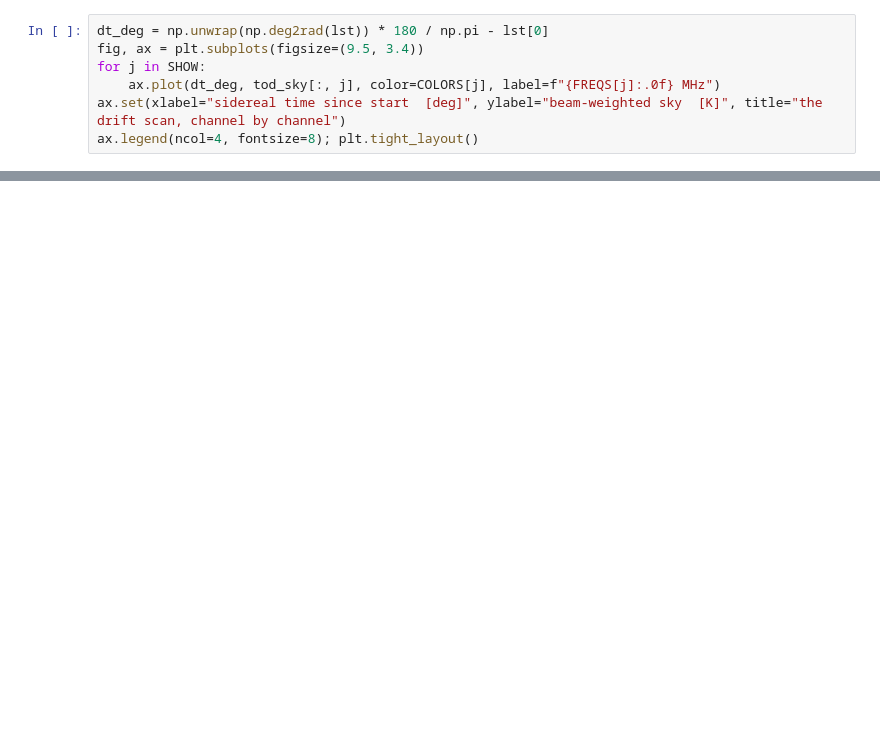
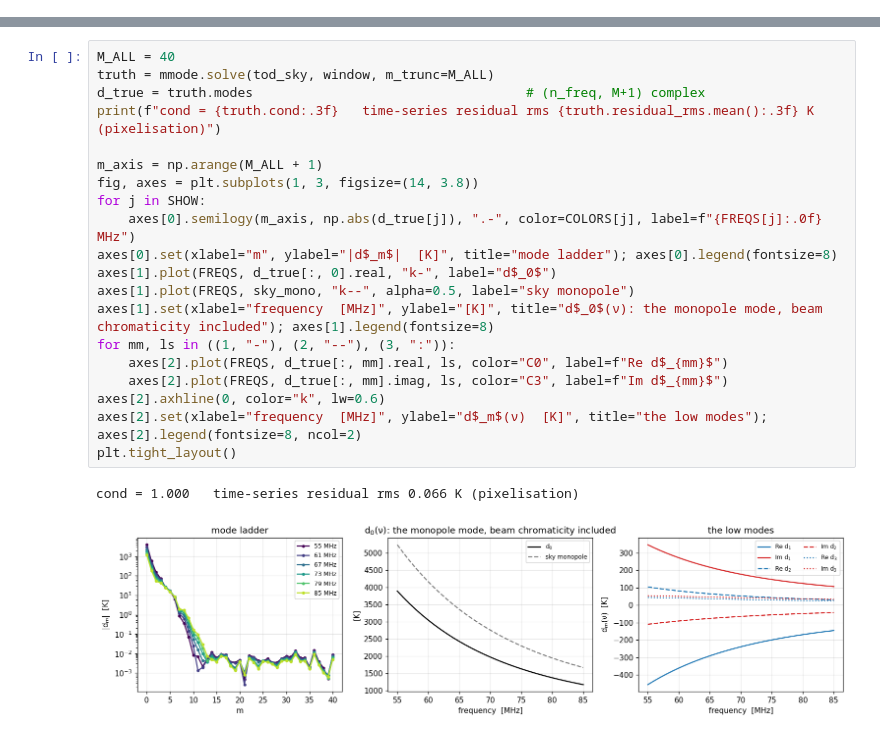
Before and after one commit to zzhang0123/limTOD, a Jupyter notebook: examples/mmode_drift_scan.ipynb, the cells around one changed output, grey strips where cells are left out. Cells and saved outputs as stored; diff of their text form; blank space fills up the shorter version.

```diff
--- a/examples/mmode_drift_scan.ipynb
+++ b/examples/mmode_drift_scan.ipynb
@@ -69,7 +0,0 @@ closed: True   samples: 359   cadence: 1.0028 deg   coverage: 1.000   Nyquist m:
-# %%
-dt_deg = np.unwrap(np.deg2rad(lst)) * 180 / np.pi - lst[0]
-fig, ax = plt.subplots(figsize=(9.5, 3.4))
-for j in SHOW:
-    ax.plot(dt_deg, tod_sky[:, j], color=COLORS[j], label=f"{FREQS[j]:.0f} MHz")
-ax.set(xlabel="sidereal time since start  [deg]", ylabel="beam-weighted sky  [K]", title="the drift scan, channel by channel")
-ax.legend(ncol=4, fontsize=8); plt.tight_layout()
@@ -349,0 +117,23 @@ except ImportError as exc:
+# %%
+M_ALL = 40
+truth = mmode.solve(tod_sky, window, m_trunc=M_ALL)
+d_true = truth.modes                                   # (n_freq, M+1) complex
+print(f"cond = {truth.cond:.3f}   time-series residual rms {truth.residual_rms.mean():.3f} K (pixelisation)")
+
+m_axis = np.arange(M_ALL + 1)
+fig, axes = plt.subplots(1, 3, figsize=(14, 3.8))
+for j in SHOW:
+    axes[0].semilogy(m_axis, np.abs(d_true[j]), ".-", color=COLORS[j], label=f"{FREQS[j]:.0f} MHz")
+axes[0].set(xlabel="m", ylabel="|d$_m$|  [K]", title="mode ladder"); axes[0].legend(fontsize=8)
+axes[1].plot(FREQS, d_true[:, 0].real, "k-", label="d$_0$")
+axes[1].plot(FREQS, sky_mono, "k--", alpha=0.5, label="sky monopole")
+axes[1].set(xlabel="frequency  [MHz]", ylabel="[K]", title="d$_0$(ν): the monopole mode, beam chromaticity included"); axes[1].legend(fontsize=8)
+for mm, ls in ((1, "-"), (2, "--"), (3, ":")):
+    axes[2].plot(FREQS, d_true[:, mm].real, ls, color="C0", label=f"Re d$_{mm}$")
+    axes[2].plot(FREQS, d_true[:, mm].imag, ls, color="C3", label=f"Im d$_{mm}$")
+axes[2].axhline(0, color="k", lw=0.6)
+axes[2].set(xlabel="frequency  [MHz]", ylabel="d$_m$(ν)  [K]", title="the low modes"); axes[2].legend(fontsize=8, ncol=2)
+plt.tight_layout()
+# %% [output]
+cond = 1.000   time-series residual rms 0.066 K (pixelisation)
+[figure, added]
```
Also changed, not shown: parts of 37 cells of this notebook.
